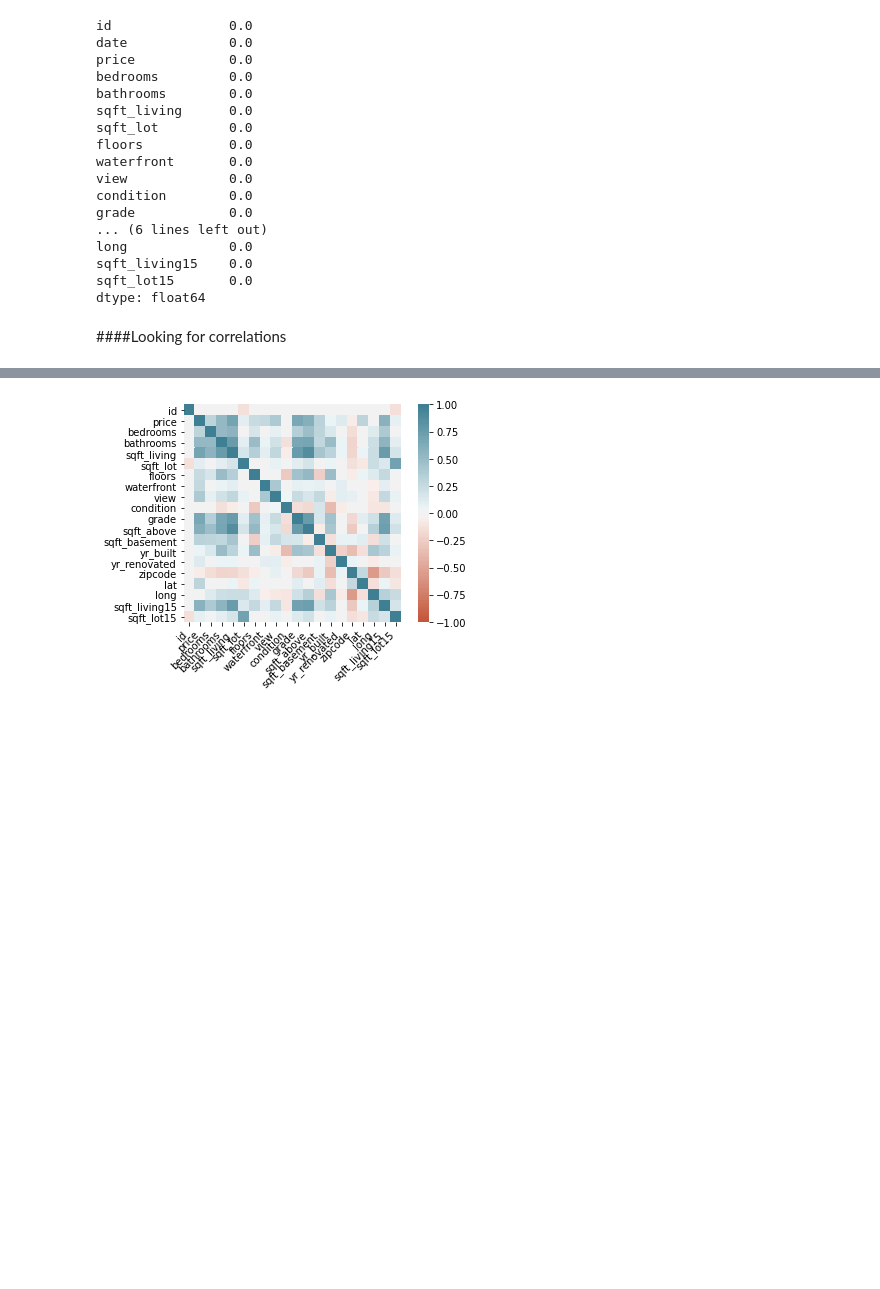
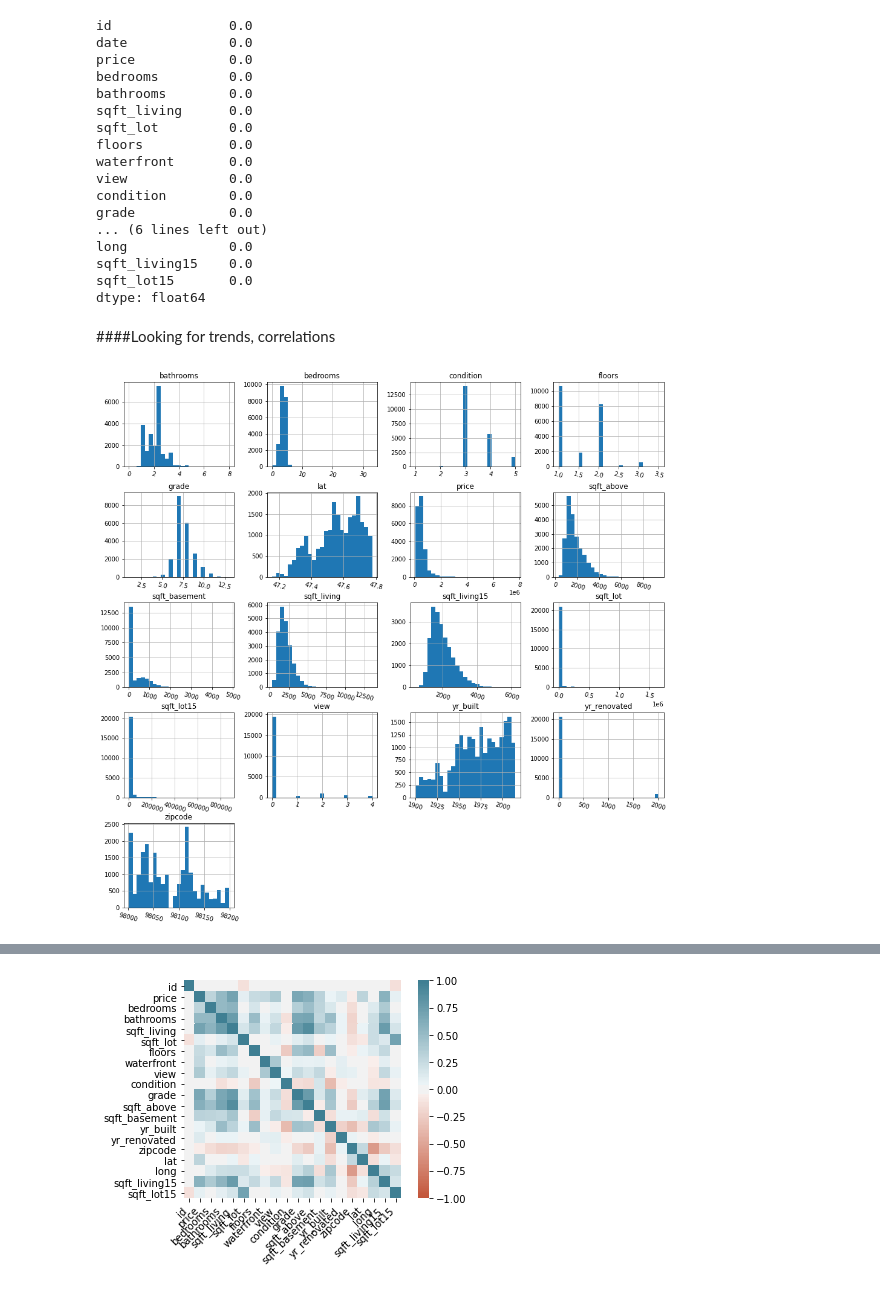
Before and after one commit to RicStrong/Kings_County_Real_Estate, a Jupyter notebook: KingsCountyRealEstate.ipynb, the cells around one changed output, grey strips where cells are left out. Cells and saved outputs as stored; diff of their text form; code cells hidden in the pictures; blank space fills up the shorter version.

```diff
--- a/KingsCountyRealEstate.ipynb
+++ b/KingsCountyRealEstate.ipynb
@@ -86,7 +77,31 @@ sqft_living15    0.0
 sqft_lot15       0.0
 dtype: float64
 # %% [markdown]
-####Looking for correlations
+####Looking for trends, correlations
+# %%
+#Awsome tip for quick look at distributions
+#I like it better than pandas profiling report
+continuous_columns = ['bedrooms',
+                      'bathrooms',
+                      'sqft_living',
+                      'sqft_lot',
+                      'floors',
+                      'price',
+                      'view',
+                      'condition',
+                      'grade',
+                      'sqft_above',
+                      'sqft_basement',
+                      'yr_built',
+                      'zipcode',
+                      'yr_renovated',
+                      'lat',
+                      'sqft_living15',
+                      'sqft_lot15']
+
+df.loc[:,continuous_columns].hist(bins=25, figsize=(16,16),xlabelsize='10', ylabelsize='10',xrot=-15);
+# %% [output]
+[figure, added]
 # %%
 df.corr()
 # %% [output]
```
Also changed, not shown: parts of 36 cells of this notebook.
